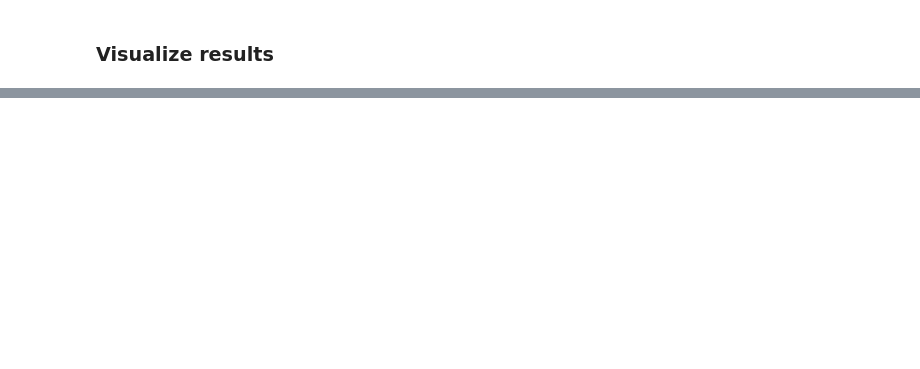
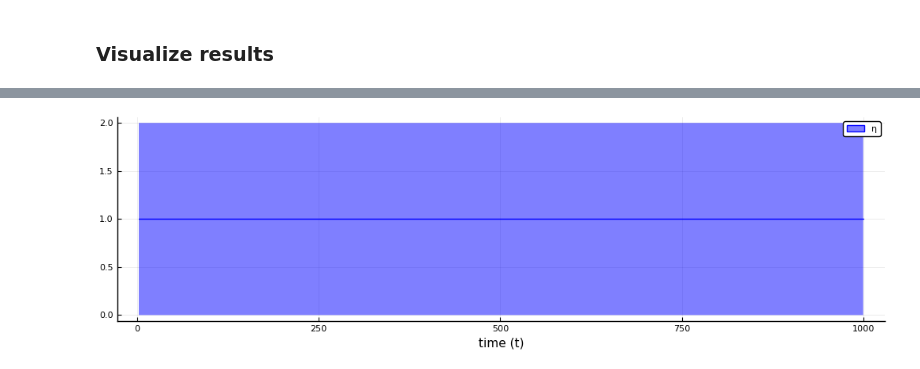
Before and after one commit to biaslab/nsi-silverbox, a Jupyter notebook: identification/identification-GFX-stoch.ipynb, the cells around one changed output, grey strips where cells are left out. Cells and saved outputs as stored; diff of their text form; code cells hidden in the pictures; blank space fills up the shorter version.

```diff
--- a/identification/identification-GFX-stoch.ipynb
+++ b/identification/identification-GFX-stoch.ipynb
@@ -329,13 +312,13 @@ end
 # %%
 # Extract mean of control coefficient marginals
-estimated_ccoeff_mean = exp.(params_η[1][1,2:end])
-estimated_ccoeff_std = sqrt.(inv.(params_η[2][1,2:end]))
+estimated_ccoeff_mean = params_η[1][1,1:end]
+estimated_ccoeff_std = sqrt.(inv.(params_η[2][1,1:end]))
 
-if viz
-    # Plot both coefficients next to each other
-    p3 = Plots.plot(1:n:T, estimated_ccoeff_mean[1:n:T], ribbon=[estimated_ccoeff_std[1:n:T], estimated_ccoeff_std[1:n:T]], color="blue", label="η", xlabel="time (t)", size=(1000,300))
+# Plot both coefficients next to each other
+p3 = Plots.plot(2:n:T, estimated_ccoeff_mean[2:n:T], ribbon=[estimated_ccoeff_std[2:n:T], estimated_ccoeff_std[2:n:T]], color="blue", label="η", xlabel="time (t)", size=(1000,300))
 #     Plots.savefig(p3, "viz/estimated_ccoeff.png")
-end
+# %% [output]
+[figure, added]
 # %%
 # Extract mean of process precision marginals
 estimated_pnoise_mean = params_γ[1][1,2:end] ./ params_γ[2][1,2:end]
```
Also changed, not shown: parts of 12 cells of this notebook.
